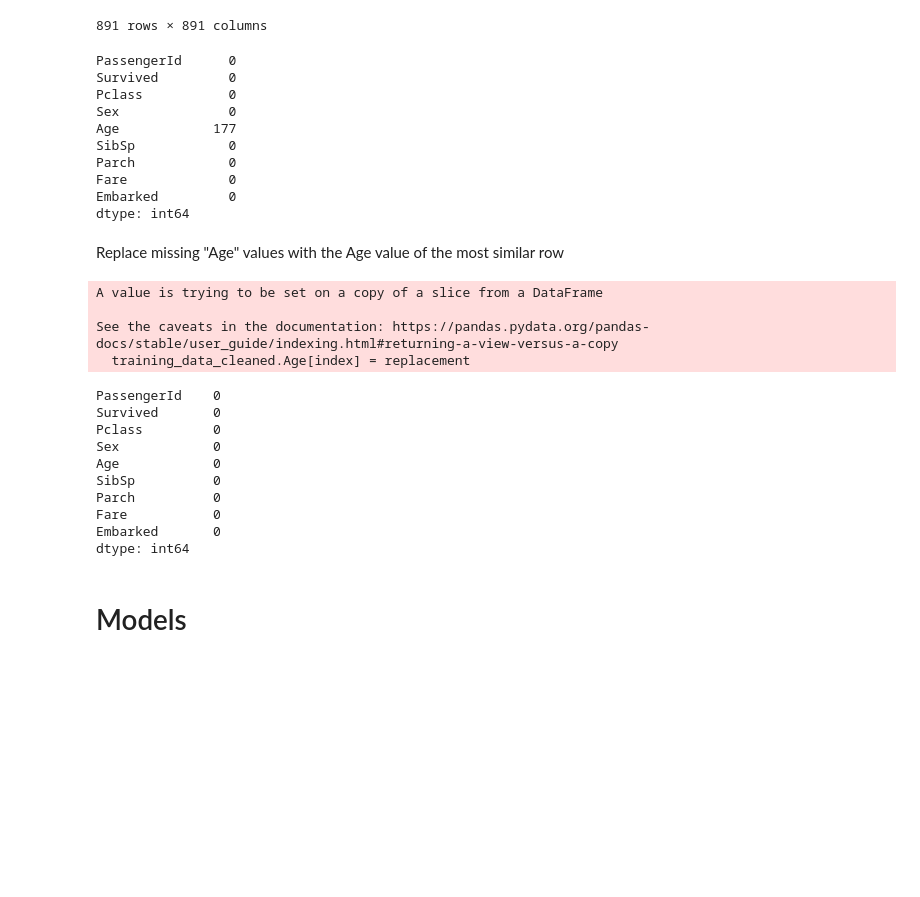
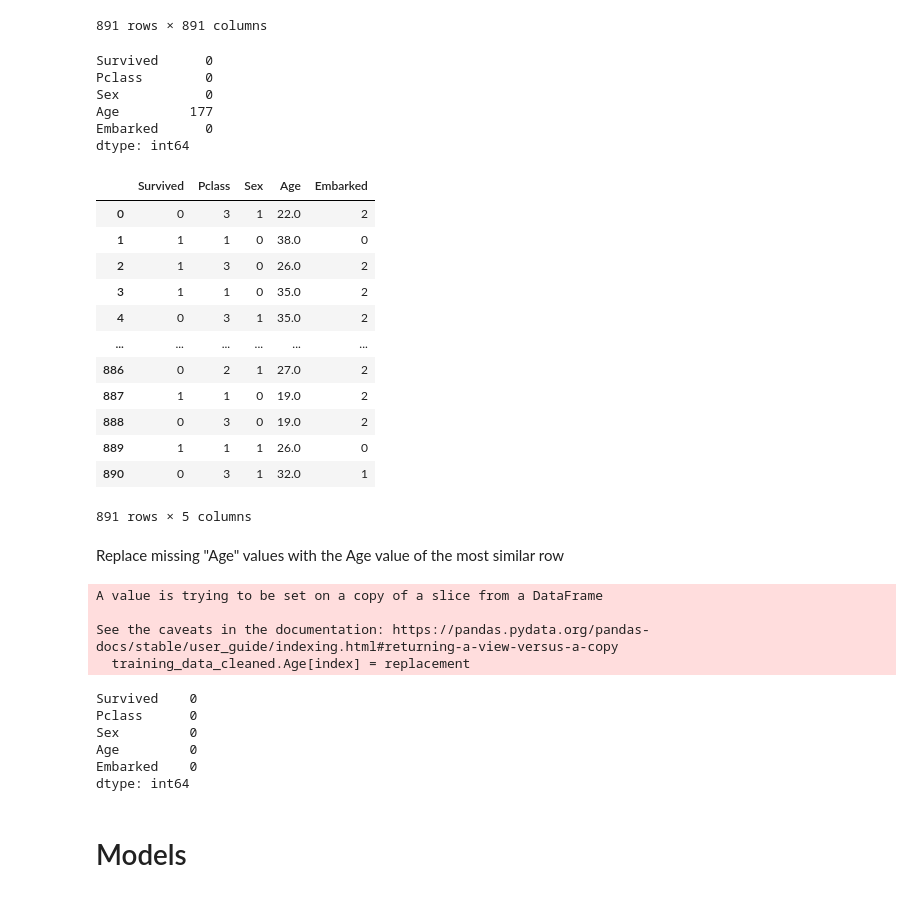
Before and after one commit to JamWithBread/DMT-Group-156, a Jupyter notebook: DMT-Group-156-Wieger/Titanic_DMT_156/Models/Titanic_Models.ipynb, the cells around one changed output. Saved outputs shown, nothing was run; the diff lists cells and outputs as text; code cells hidden in the pictures; blank space fills up the shorter version.

```diff
--- a/DMT-Group-156-Wieger/Titanic_DMT_156/Models/Titanic_Models.ipynb
+++ b/DMT-Group-156-Wieger/Titanic_DMT_156/Models/Titanic_Models.ipynb
@@ -145,23 +149,35 @@ similarity_matrix
 # %%
 le = preprocessing.LabelEncoder()
 
-training_data_cleaned = training_data.drop(columns = ["Name", "Ticket", "Cabin"]).copy()
+training_data_cleaned = training_data.drop(columns = ["Name","Ticket","Cabin","SibSp","Parch","Fare","PassengerId"]).copy()
 
 training_data_cleaned["Sex"] = le.fit_transform(training_data_cleaned["Sex"])
 training_data_cleaned["Embarked"] = le.fit_transform(training_data_cleaned["Embarked"])
 
 training_data_cleaned.isna().sum()
 # %% [output]
-PassengerId      0
-Survived         0
-Pclass           0
-Sex              0
-Age            177
-SibSp            0
-Parch            0
-Fare             0
-Embarked         0
+Survived      0
+Pclass        0
+Sex           0
+Age         177
+Embarked      0
 dtype: int64
+# %%
+training_data_cleaned
+# %% [output]
+|  | Survived | Pclass | Sex | Age | Embarked |
+| 0 | 0 | 3 | 1 | 22.0 | 2 |
+| 1 | 1 | 1 | 0 | 38.0 | 0 |
+| 2 | 1 | 3 | 0 | 26.0 | 2 |
+| 3 | 1 | 1 | 0 | 35.0 | 2 |
+| 4 | 0 | 3 | 1 | 35.0 | 2 |
+| ... | ... | ... | ... | ... | ... |
+| 886 | 0 | 2 | 1 | 27.0 | 2 |
+| 887 | 1 | 1 | 0 | 19.0 | 2 |
+| 888 | 0 | 3 | 0 | 19.0 | 2 |
+| 889 | 1 | 1 | 1 | 26.0 | 0 |
+| 890 | 0 | 3 | 1 | 32.0 | 1 |
+891 rows × 5 columns
 # %% [markdown]
 Replace missing "Age" values with the Age value of the most similar row
 # %%
@@ -192,15 +208,11 @@ A value is trying to be set on a copy of a slice from a DataFrame
 
 See the caveats in the documentation: https://pandas.pydata.org/pandas-docs/stable/user_guide/indexing.html#returning-a-view-versus-a-copy
   training_data_cleaned.Age[index] = replacement
-PassengerId    0
-Survived       0
-Pclass         0
-Sex            0
-Age            0
-SibSp          0
-Parch          0
-Fare           0
-Embarked       0
+Survived    0
+Pclass      0
+Sex         0
+Age         0
+Embarked    0
 dtype: int64
 # %% [markdown]
 # Models
```
Also changed, not shown: parts of 4 cells of this notebook.
